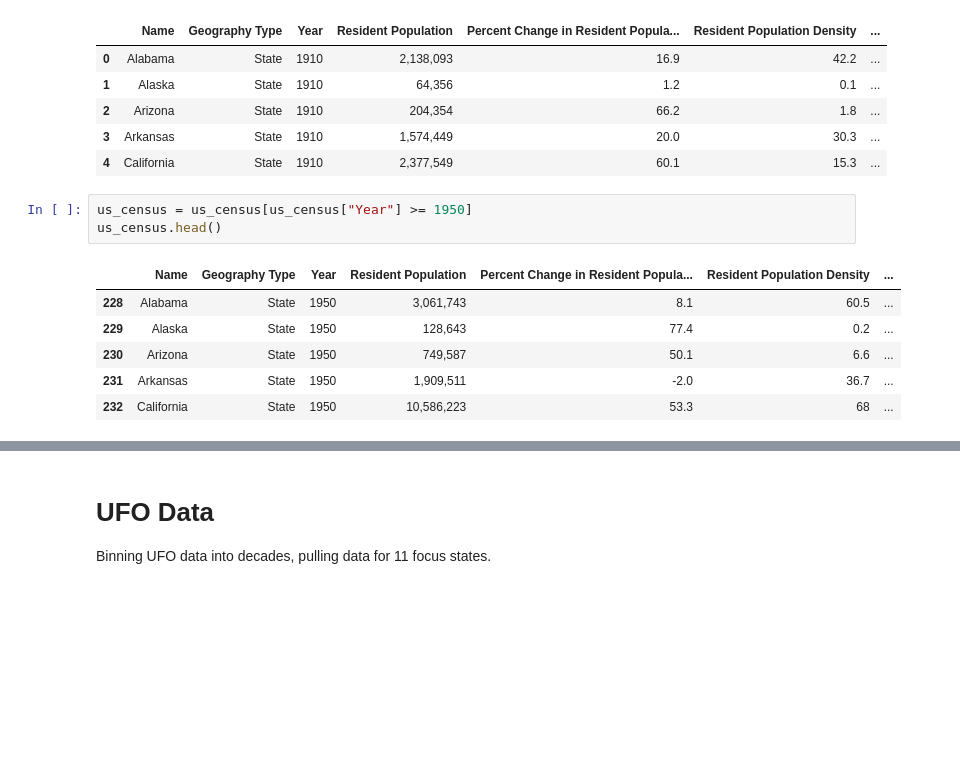
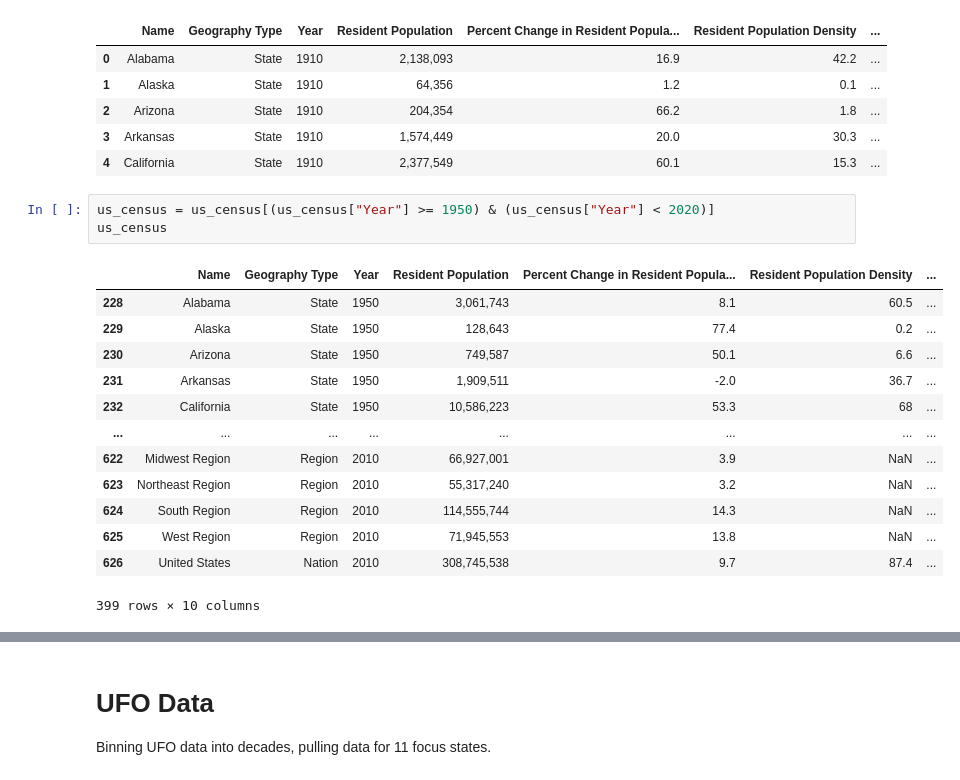
Before and after one commit to hfattor/data-analytics-project1, a Jupyter notebook: ufo_NASA_datetime.ipynb, the cells around one changed output, grey strips where cells are left out. Saved outputs shown, nothing was run; the diff lists cells and outputs as text; blank space fills up the shorter version.

```diff
--- a/ufo_NASA_datetime.ipynb
+++ b/ufo_NASA_datetime.ipynb
@@ -54,13 +54,20 @@ us_census.head()
 | 3 | Arkansas | State | 1910 | 1,574,449 | 20.0 | 30.3 | ... |
 | 4 | California | State | 1910 | 2,377,549 | 60.1 | 15.3 | ... |
 # %%
-us_census = us_census[us_census["Year"] >= 1950]
-us_census.head()
+us_census = us_census[(us_census["Year"] >= 1950) & (us_census["Year"] < 2020)]
+us_census
 # %% [output]
 |  | Name | Geography Type | Year | Resident Population | Percent Change in Resident Popula... | Resident Population Density | ... |
 | 228 | Alabama | State | 1950 | 3,061,743 | 8.1 | 60.5 | ... |
 | 229 | Alaska | State | 1950 | 128,643 | 77.4 | 0.2 | ... |
 | 230 | Arizona | State | 1950 | 749,587 | 50.1 | 6.6 | ... |
 | 231 | Arkansas | State | 1950 | 1,909,511 | -2.0 | 36.7 | ... |
 | 232 | California | State | 1950 | 10,586,223 | 53.3 | 68 | ... |
+| ... | ... | ... | ... | ... | ... | ... | ... |
+| 622 | Midwest Region | Region | 2010 | 66,927,001 | 3.9 | NaN | ... |
+| 623 | Northeast Region | Region | 2010 | 55,317,240 | 3.2 | NaN | ... |
+| 624 | South Region | Region | 2010 | 114,555,744 | 14.3 | NaN | ... |
+| 625 | West Region | Region | 2010 | 71,945,553 | 13.8 | NaN | ... |
+| 626 | United States | Nation | 2010 | 308,745,538 | 9.7 | 87.4 | ... |
+399 rows × 10 columns
 # %%
```
Also changed, not shown: parts of 10 cells of this notebook.
